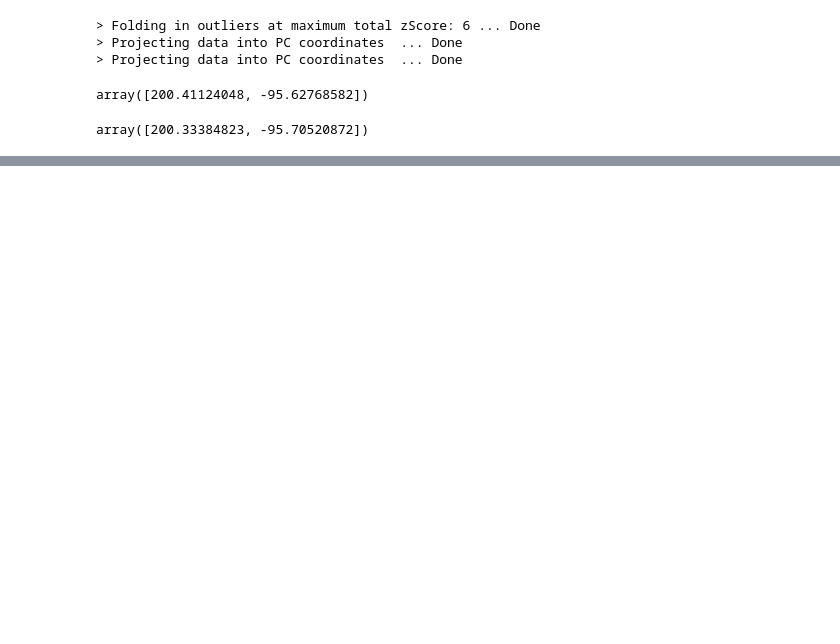
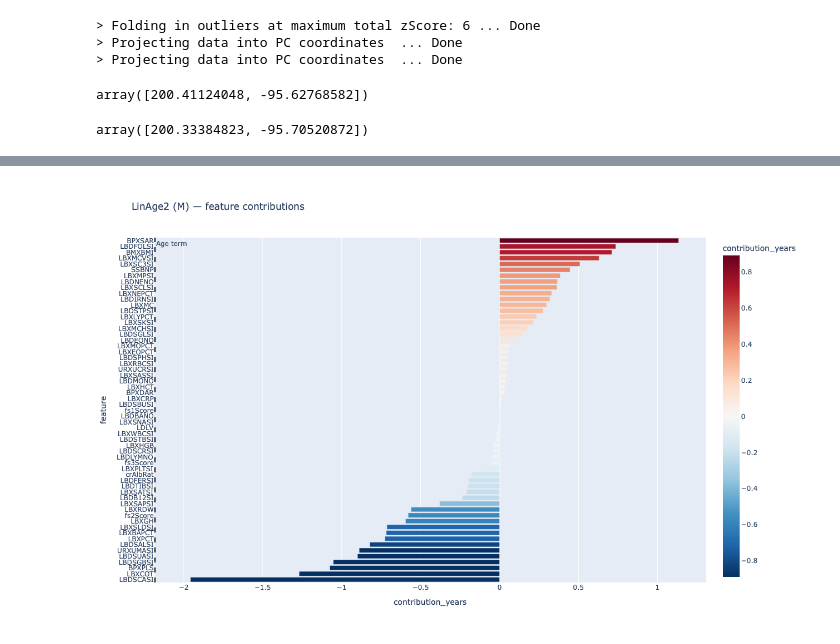
Before and after one commit to kolya-rjv/linage2, a Jupyter notebook: linage2_inference.ipynb, the cells around one changed output, grey strips where cells are left out. Saved outputs shown, nothing was run; the diff lists cells and outputs as text; code cells hidden in the pictures; blank space fills up the shorter version.

Commit message:
kinda decent plotting of variable interpretation

```diff
--- a/linage2_inference.ipynb
+++ b/linage2_inference.ipynb
@@ -226,0 +337,3 @@ array([200.33384823, -95.70520872])
+# %%
+import matplotlib.pyplot as plt
+plt.rcParams["figure.figsize"] = (10,10)
@@ -226,0 +482,20 @@ array([200.33384823, -95.70520872])
+# %%
+# Assume you already have:
+#   Z_centered, w_feature_years, feature_names, term_age
+#   and nhanes_desc = {...}  # from the dict I gave you
+
+subject_idx=1
+
+fig = plot_feature_contribs_interactive_np(
+    Z_centered,
+    w_feature_years,
+    dataMat_user,
+    feature_names,
+    subject_idx=subject_idx,
+    title="LinAge2 (M) — feature contributions",
+    term_age=float(term_age[subject_idx]) if hasattr(term_age, "__getitem__") else term_age,
+    descriptions=nhanes_desc
+)
+fig.show()
+# %% [output]
+[figure, added]
```
Also changed, not shown: parts of 9 cells of this notebook.
